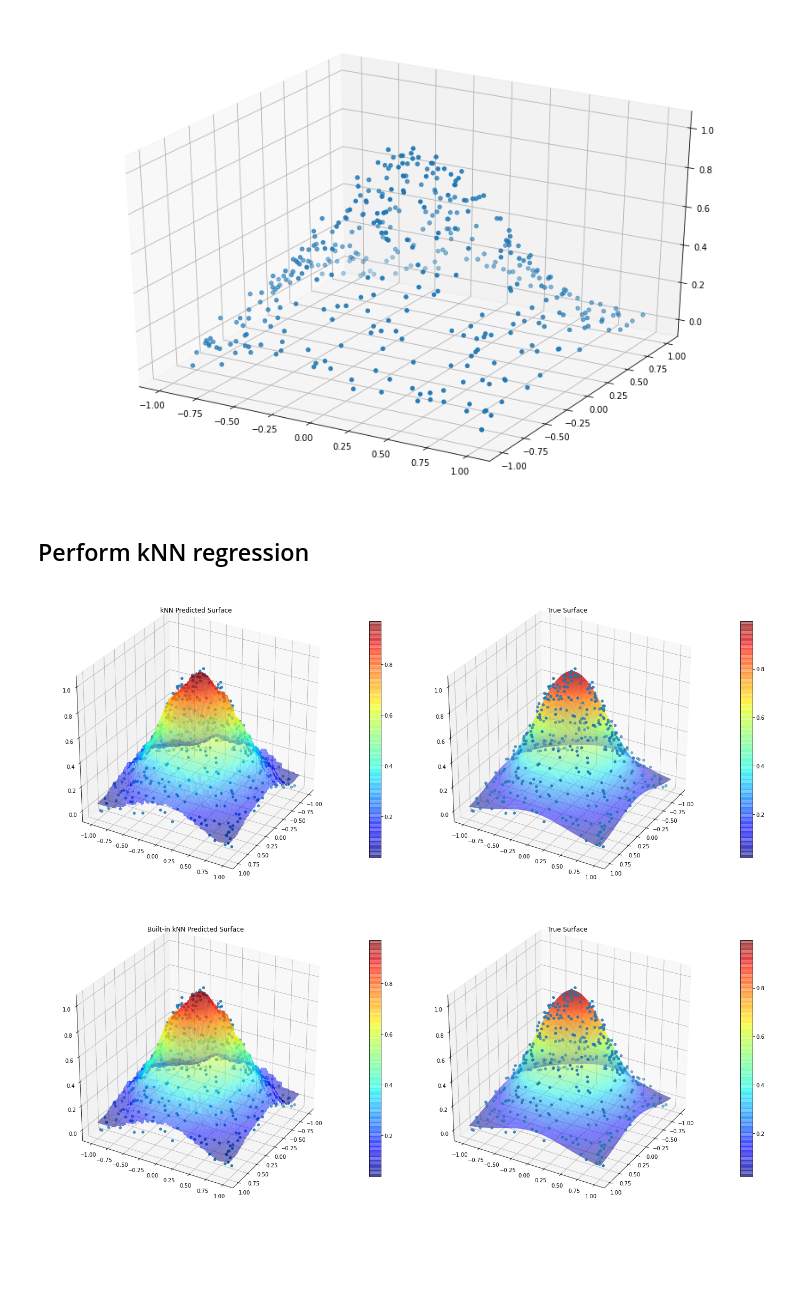
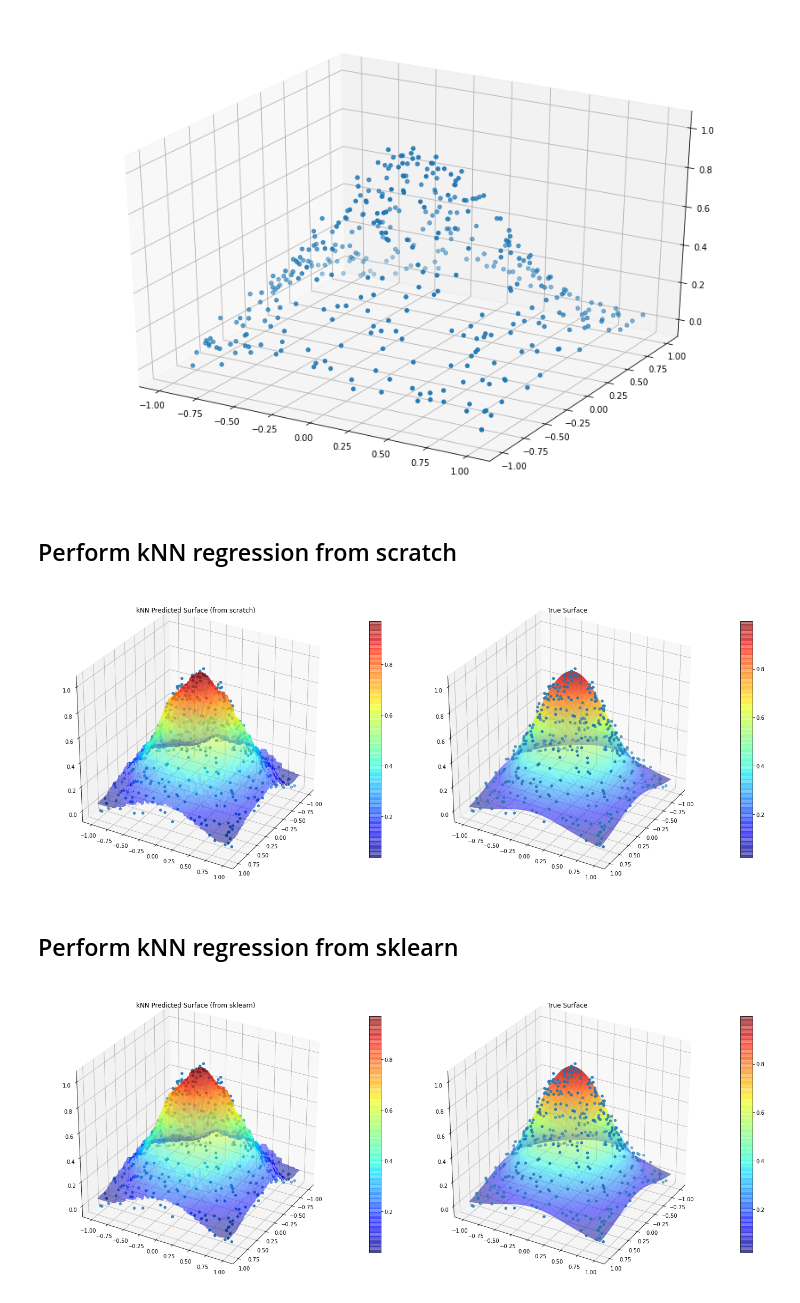
Before and after one commit to kspilario/DS397_comp, a Jupyter notebook: Nearest_Neighbor/kNN_classify_regress.ipynb, the cells around one changed output. Saved outputs shown, nothing was run; the diff lists cells and outputs as text; code cells hidden in the pictures; blank space fills up the shorter version.

```diff
--- a/Nearest_Neighbor/kNN_classify_regress.ipynb
+++ b/Nearest_Neighbor/kNN_classify_regress.ipynb
@@ -101,7 +100,7 @@ plt.show()
 # %% [output]
 [figure]
 # %% [markdown]
-## Perform kNN regression
+## Perform kNN regression from scratch
 # %%
 NNG = KNearestNeigh(X, y)
 
@@ -119,7 +118,7 @@ surf1 = ax.plot_surface(x1, x2, y_pred.reshape(x1.shape),
                         linewidth=0, cmap=cm.jet, alpha=0.5)
 fig.colorbar(surf1, shrink=0.8)
 ax.view_init(elev=30, azim=30)
-ax.set_title('kNN Predicted Surface')
+ax.set_title('kNN Predicted Surface (from scratch)')
 
 # Plot the true surface
 ax = fig.add_subplot(1, 2, 2, projection='3d')
@@ -132,33 +131,35 @@ ax.set_title('True Surface')
 plt.tight_layout()
 plt.show()
 # %% [output]
-[figure, old version]
+[figure, new version]
+# %% [markdown]
+## Perform kNN regression from sklearn
 # %%
 from sklearn.neighbors import KNeighborsRegressor
 
 knn = KNeighborsRegressor(n_neighbors=10).fit(X, y)
 y_pred2 = knn.predict(xfine)
 
 fig = plt.figure(figsize=(20, 8))
 
 # Plot the predicted surface
 ax = fig.add_subplot(1, 2, 1, projection='3d')
 ax.scatter3D(X[:,0], X[:,1], y)
 surf1 = ax.plot_surface(x1, x2, y_pred2.reshape(x1.shape),
                         linewidth=0, cmap=cm.jet, alpha=0.5)
 fig.colorbar(surf1, shrink=0.8)
 ax.view_init(elev=30, azim=30)
-ax.set_title('Built-in kNN Predicted Surface')
+ax.set_title('kNN Predicted Surface (from sklearn)')
 
 # Plot the true surface
 ax = fig.add_subplot(1, 2, 2, projection='3d')
 ax.scatter3D(X[:,0], X[:,1], y)
 surf2 = ax.plot_surface(x1, x2, y_true, linewidth=0,
                         cmap=cm.jet, alpha=0.5)
 fig.colorbar(surf2, shrink=0.8)
 ax.view_init(elev=30, azim=30)
 ax.set_title('True Surface')
 plt.tight_layout()
 plt.show()
 # %% [output]
-[figure, old version]
+[figure, new version]
```
Also changed, not shown: parts of 4 cells of this notebook.
